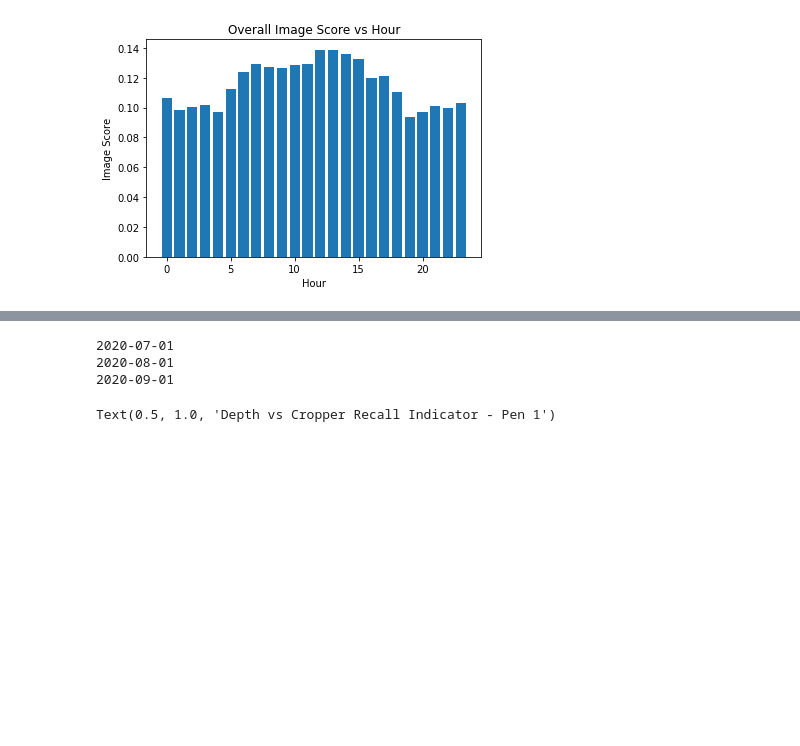
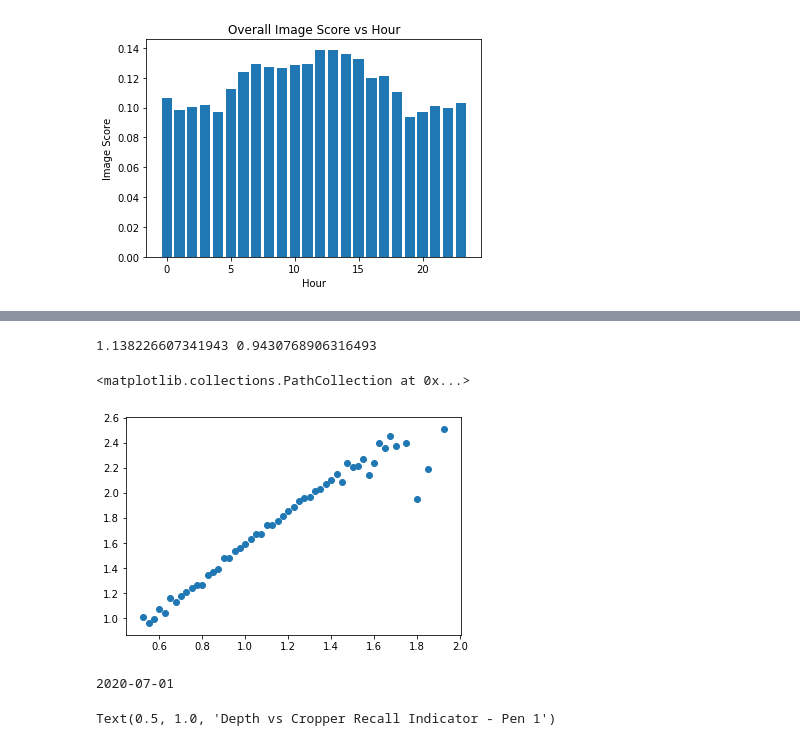
Before and after one commit to isabellafaccone/aquabytePersonal, a Jupyter notebook: bryton/biomass/Cropper Recall.ipynb, the cells around one changed output, grey strips where cells are left out. Saved outputs shown, nothing was run; the diff lists cells and outputs as text; code cells hidden in the pictures; blank space fills up the shorter version.

```diff
--- a/bryton/biomass/Cropper Recall.ipynb
+++ b/bryton/biomass/Cropper Recall.ipynb
@@ -373,3 +479,20 @@ depths3, indicator3 = get_indicator(df3)
+# %%
+from sklearn.linear_model import LinearRegression
+
+X = my_depths.reshape(-1, 1)
+y = 1 / np.sqrt(my_indicator1)
+
+mask = ~np.isnan(y)
+
+reg = LinearRegression().fit(X[mask], y[mask])
+
+print(reg.coef_[0], reg.score(X[mask], y[mask]))
+
+plt.scatter(X, y)
+# %% [output]
+1.138226607341943 0.9430768906316493
+<matplotlib.collections.PathCollection at 0x...>
+[figure, added]
 # %%
 dates = [
     '2020-07-01',
@@ -401,14 +532,14 @@ for index, start_date in enumerate(dates):
 
     qdf1 = getQualityDF(pen)
     add_quality_fields(qdf1)
+    vals = get_values(qdf1)
+    del qdf1
 
     depths4a, indicator4a = get_indicator(df4a)
 
-    results.append((start_date, depths4a, indicator4a, qdf1))
+    results.append((start_date, depths4a, indicator4a, vals))
 # %% [output]
 2020-07-01
-2020-08-01
-2020-09-01
 # %%
 results2 = []
 
```
Also changed, not shown: parts of 9 cells of this notebook, 5 other files.
